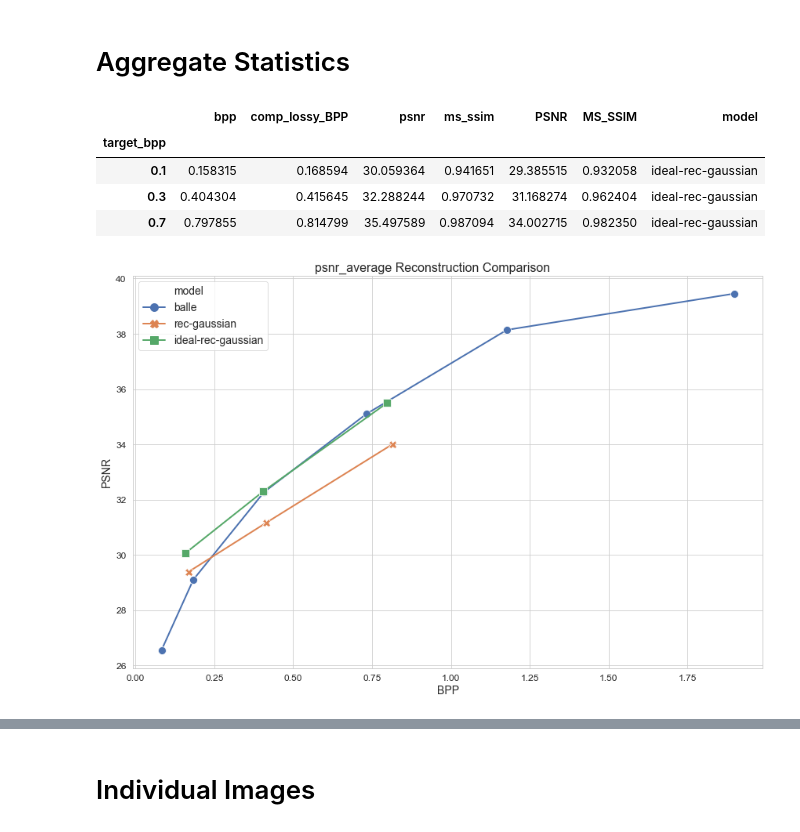
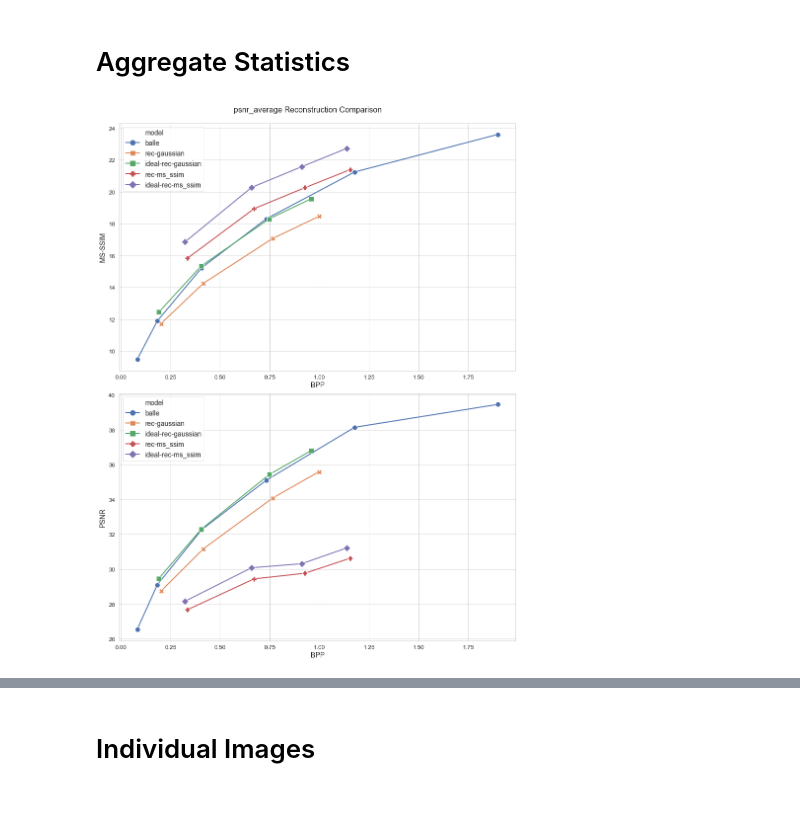
Before and after one commit to gergely-flamich/relative-entropy-coding, a Jupyter notebook: notebooks/Lossy Compression Performance Visualization.ipynb, the cells around one changed output, grey strips where cells are left out. Cells and saved outputs as stored; diff of their text form; code cells hidden in the pictures; blank space fills up the shorter version.

```diff
--- a/notebooks/Lossy Compression Performance Visualization.ipynb
+++ b/notebooks/Lossy Compression Performance Visualization.ipynb
@@ -23,14 +23,16 @@ base_dir = "/scratch/gf332/models/relative-entropy-coding/lossy/clic2019/large_l
 
 rec_kodak_stats_files = {
     "ms_ssim": {
+        0.2: f"{base_dir}/ms-ssim/beta_0.010/kodak/results.csv",
+        0.5: f"{base_dir}/ms-ssim/beta_0.030/kodak/results.csv",
+        0.8: f"{base_dir}/ms-ssim/beta_0.050/kodak/results.csv",
+        1.0: f"{base_dir}/ms-ssim/beta_0.080/kodak/results.csv",
     },
     "gaussian": {
-#         0.1: f"{base_dir}/gaussian/beta_0.003_lamb_0.100_gaussian_target_bpp_0.300/kodak/results.csv",
-#         0.3: f"{base_dir}/gaussian/beta_0.010_lamb_0.100_gaussian_target_bpp_0.300/kodak/results.csv",
-#         0.8: f"{base_dir}/gaussian/beta_0.200_lamb_0.100_gaussian_target_bpp_0.800/kodak/results.csv",
         0.1: f"{base_dir}/mse/beta_0.003/kodak/results.csv",
         0.3: f"{base_dir}/mse/beta_0.010/kodak/results.csv",
         0.7: f"{base_dir}/mse/beta_0.030/kodak/results.csv",
+        1.0: f"{base_dir}/mse/beta_0.050/kodak/results.csv",
     }
 }
 # %%
@@ -124,7 +126,7 @@ for ms_ssim_rec_bpp in sorted(rec_kodak_stats_files["ms_ssim"].keys()):
 
         rec_df.columns = rec_df.iloc[0]
 
-        rec_df = rec_df.drop(rec_df.index[0]).reset_index()
+        rec_df = rec_df.drop(rec_df.index[0])
 
         rec_df.loc["loss"] = "ms_ssim"
 
@@ -167,22 +172,19 @@ ideal_rec_gaussian_psnr_avg_df["model"] = "ideal-rec-gaussian"
-# %%
-ideal_rec_gaussian_psnr_avg_df
-# %% [output]
-|  | bpp | comp_lossy_BPP | psnr | ms_ssim | PSNR | MS_SSIM | model |
-| target_bpp |  |  |  |  |  |  |  |
-| 0.1 | 0.158315 | 0.168594 | 30.059364 | 0.941651 | 29.385515 | 0.932058 | ideal-rec-gaussian |
-| 0.3 | 0.404304 | 0.415645 | 32.288244 | 0.970732 | 31.168274 | 0.962404 | ideal-rec-gaussian |
-| 0.7 | 0.797855 | 0.814799 | 35.497589 | 0.987094 | 34.002715 | 0.982350 | ideal-rec-gaussian |
+# %%
+rec_gaussian_psnr_avg_df, ideal_rec_gaussian_psnr_avg_df = get_rec_psnr_average_df(gaussian_rec_dfs, "gaussian")
+rec_ms_ssim_psnr_avg_df, ideal_rec_ms_ssim_psnr_avg_df = get_rec_psnr_average_df(ms_ssim_rec_dfs, "ms_ssim")
 # %%
 joint_psnr_avg_df = pd.concat([balle_psnr_avg_df,
                                rec_gaussian_psnr_avg_df.T,
-                               ideal_rec_gaussian_psnr_avg_df.T], axis=1).T.astype({"bpp": float,
+                               ideal_rec_gaussian_psnr_avg_df.T,
+                               rec_ms_ssim_psnr_avg_df.T,
+                               ideal_rec_ms_ssim_psnr_avg_df.T], axis=1).T.astype({"bpp": float,
                                                                     "psnr": float,
                                                                     "ms_ssim": float})
 joint_psnr_avg_df['ms_ssim'] = -10 * np.log10(1 - joint_psnr_avg_df['ms_ssim'])
 # %%
-plot_joint_statistics(joint_psnr_avg_df, "psnr_average", ms_ssim=False)
+plot_joint_statistics(joint_psnr_avg_df, "psnr_average", ms_ssim=True)
 # %% [output]
-[figure, old version]
+[figure, new version]
 # %%
 def interpolate_balle_bpp(image_name):
     image_df = pd.read_json(balle_df[image_name].to_json())
```
Also changed, not shown: parts of 5 cells of this notebook, 6 other files.
